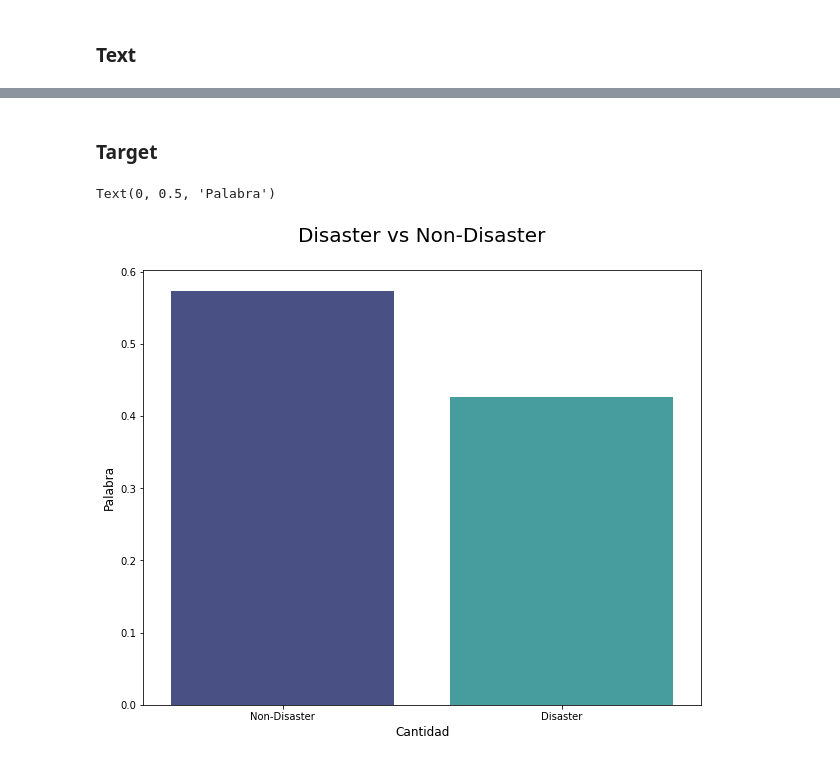
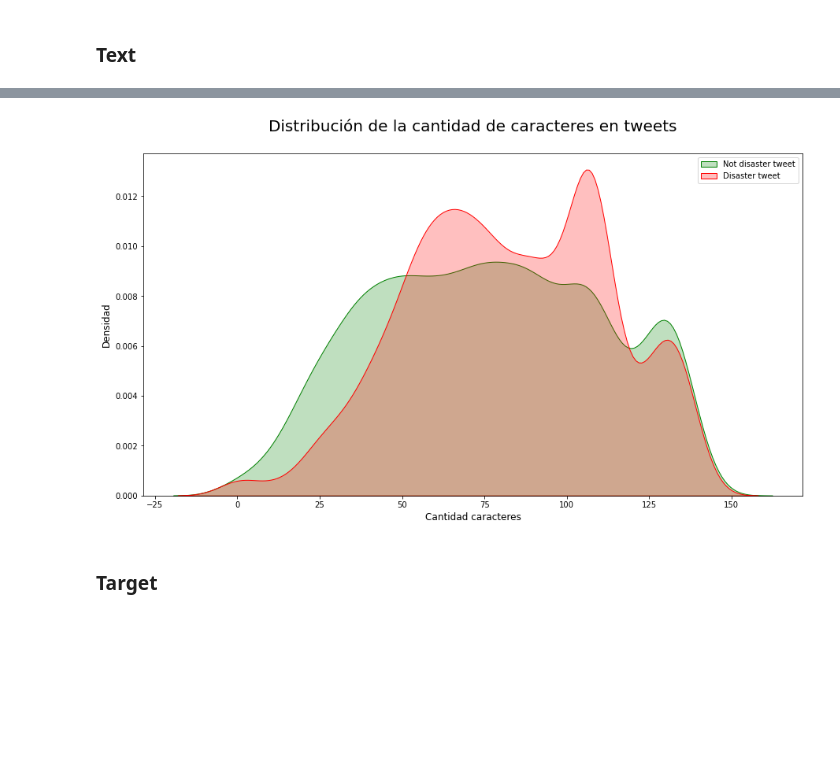
Before and after one commit to UVG-Teams/NLP-Disaster-Tweets, a Jupyter notebook: main.ipynb, the cells around one changed output, grey strips where cells are left out. Saved outputs shown, nothing was run; the diff lists cells and outputs as text; code cells hidden in the pictures; blank space fills up the shorter version.

```diff
--- a/main.ipynb
+++ b/main.ipynb
@@ -136,13 +189,16 @@ plt.show()
+# %%
+character_count = data['text'].apply(lambda x: len(x))
+
+fig, ax = plt.subplots(figsize = (15, 8))
+sns.kdeplot(character_count[data['target'] == 0], shade = True, label = 'Not disaster tweet', color='Green')
+sns.kdeplot(character_count[data['target'] == 1], shade = True, label = 'Disaster tweet', color='Red')
+
+plt.title('Distribución de la cantidad de caracteres en tweets\n', fontsize=20)
+ax.legend()
+plt.xlabel('Cantidad caracteres', fontsize=12)
+plt.ylabel('Densidad', fontsize=12)
+plt.show()
+# %% [output]
+[figure, added]
 # %% [markdown]
 ### Target
-# %%
-plt.figure(figsize=(10, 8))
-target_values = ['Non-Disaster', 'Disaster']
-target = data['target'].value_counts(normalize=True)
-sns.barplot(x=target_values, y=target, palette='mako')
-plt.title('Disaster vs Non-Disaster\n', fontsize=20)
-plt.xlabel('Cantidad', fontsize=12)
-plt.ylabel('Palabra', fontsize=12)
-# %% [output]
-Text(0, 0.5, 'Palabra')
-[figure, removed]
```
Also changed, not shown: parts of 9 cells of this notebook.
